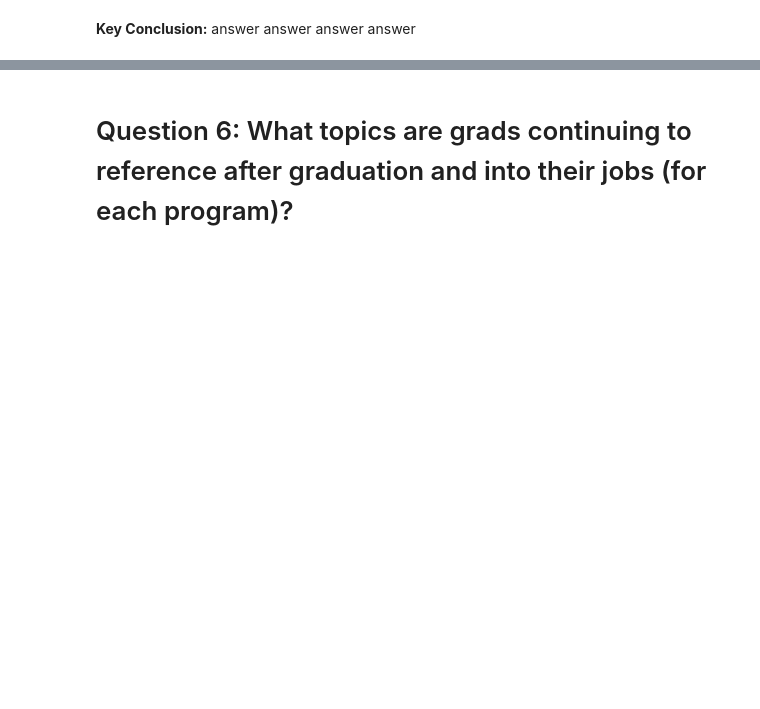
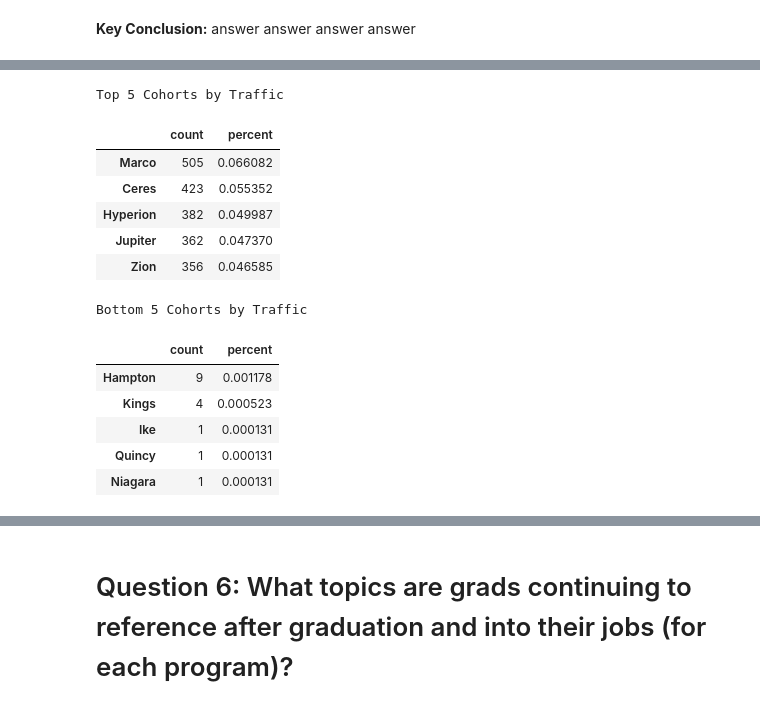
Before and after one commit to AACKV/anomaly_detection_project, a Jupyter notebook: final_report.ipynb, the cells around one changed output, grey strips where cells are left out. Drawn from its saved outputs; the diff is of its cells as text; code cells hidden in the pictures; blank space fills up the shorter version.

```diff
--- a/final_report.ipynb
+++ b/final_report.ipynb
@@ -39,0 +57,18 @@ df = wrangle.wrangle_logs()
+# %%
+# Display top 5 and bottom 5 webdev cohorts by traffic on the most accessed lesson
+utilities.display_cohort_traffic(intro_freq)
+# %% [output]
+Top 5 Cohorts by Traffic
+|  | count | percent |
+| Marco | 505 | 0.066082 |
+| Ceres | 423 | 0.055352 |
+| Hyperion | 382 | 0.049987 |
+| Jupiter | 362 | 0.047370 |
+| Zion | 356 | 0.046585 |
+Bottom 5 Cohorts by Traffic
+|  | count | percent |
+| Hampton | 9 | 0.001178 |
+| Kings | 4 | 0.000523 |
+| Ike | 1 | 0.000131 |
+| Quincy | 1 | 0.000131 |
+| Niagara | 1 | 0.000131 |
```
Also changed, not shown: parts of 19 cells of this notebook, 1 other file.
